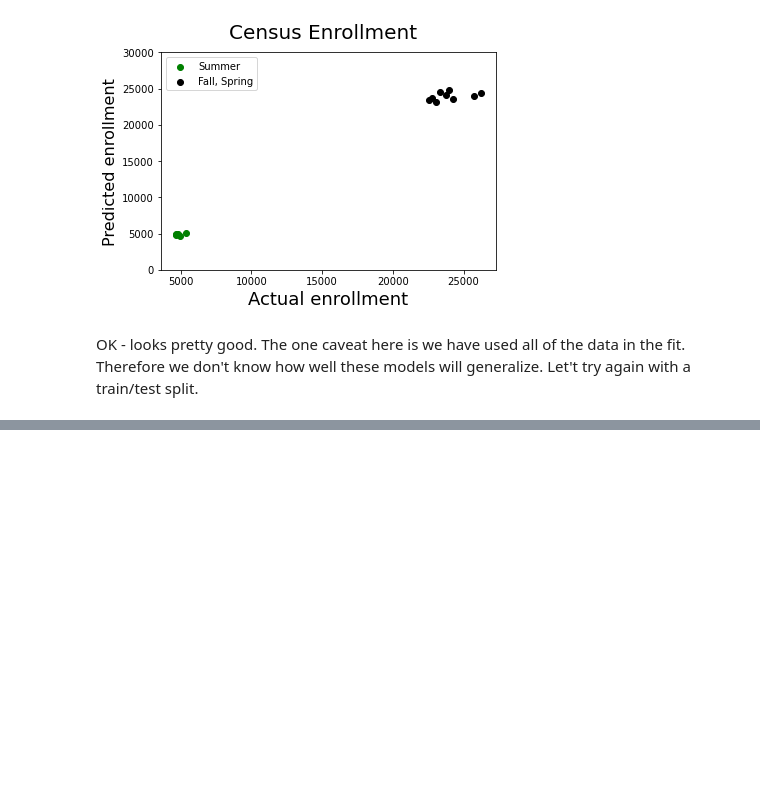
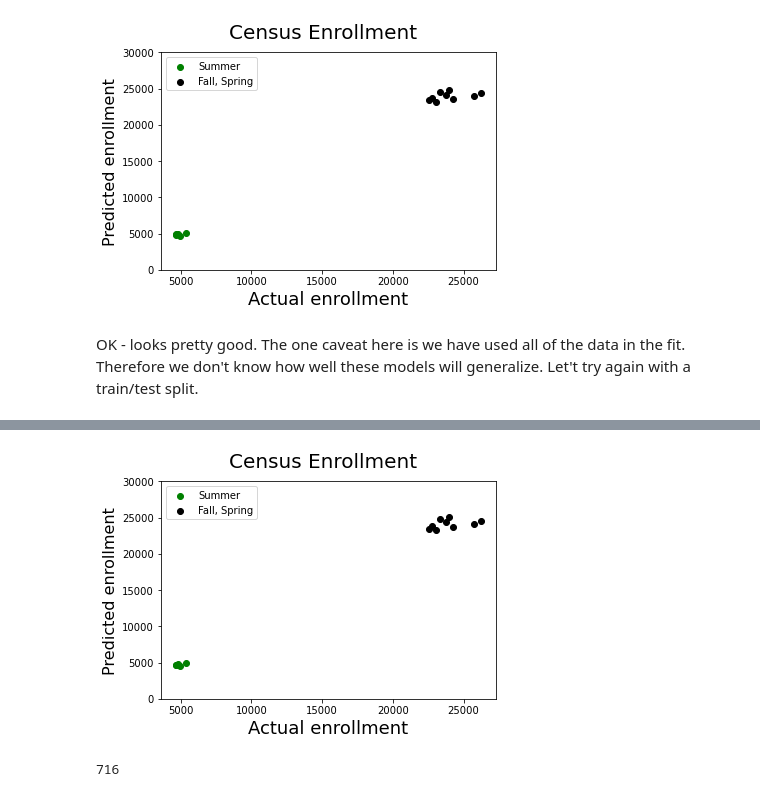
Before and after one commit to gperdrizet/LMC-enrollment-forecast, a Jupyter notebook: notebooks/simple_linear_regression.ipynb, the cells around one changed output, grey strips where cells are left out. Drawn from its saved outputs; the diff is of its cells as text; code cells hidden in the pictures; blank space fills up the shorter version.

```diff
--- a/notebooks/simple_linear_regression.ipynb
+++ b/notebooks/simple_linear_regression.ipynb
@@ -334,0 +464,49 @@ plt.show()
+# %%
+# Empty list to hold summer predictions
+SU_predictions = []
+
+SU_x_timestamp = SU_x.values.astype(np.int64) // 10 ** 9
+SU_x_timestamp = np.array(SU_x_timestamp).reshape(-1, 1)
+
+for model in results['SU_models']:
+    predicted_enrollment = model.predict(SU_x_timestamp)
+    SU_predictions.append(predicted_enrollment)
+
+# Average the predictions from each model
+SU_predicted_enrollment = np.mean(np.array(SU_predictions), axis=0)
+# %%
+# Empty list to hold fall-spring predictions
+FA_SP_predictions = []
+
+FA_SP_x_timestamp = FA_SP_x.values.astype(np.int64) // 10 ** 9
+FA_SP_x_timestamp = np.array(FA_SP_x_timestamp).reshape(-1, 1)
+
+for model in results['FA_SP_models']:
+    predicted_enrollment = model.predict(FA_SP_x_timestamp)
+    FA_SP_predictions.append(predicted_enrollment)
+
+# Average the predictions from each model
+FA_SP_predicted_enrollment = np.mean(np.array(FA_SP_predictions), axis=0)
+# %%
+fig = plt.figure()
+plt.scatter(SU_y, SU_predicted_enrollment, c='green', label='Summer')
+plt.scatter(FA_SP_y, FA_SP_predicted_enrollment, c='black', label='Fall, Spring')
+plt.legend(loc='upper left')
+plt.axis([None, None, 0, 30000])
+fig.suptitle('Census Enrollment', fontsize=20)
+plt.xlabel('Actual enrollment', fontsize=18)
+plt.ylabel('Predicted enrollment', fontsize=16)
+plt.show()
+# %% [output]
+[figure, added]
+# %%
+MAE = score_models(
+    SU_y,
+    SU_predicted_enrollment,
+    FA_SP_y,
+    FA_SP_predicted_enrollment
+)
+
+print(f'Ensamble MAE: {int(MAE)}
+# %% [output]
+716
```
Also changed, not shown: parts of 13 cells of this notebook.
